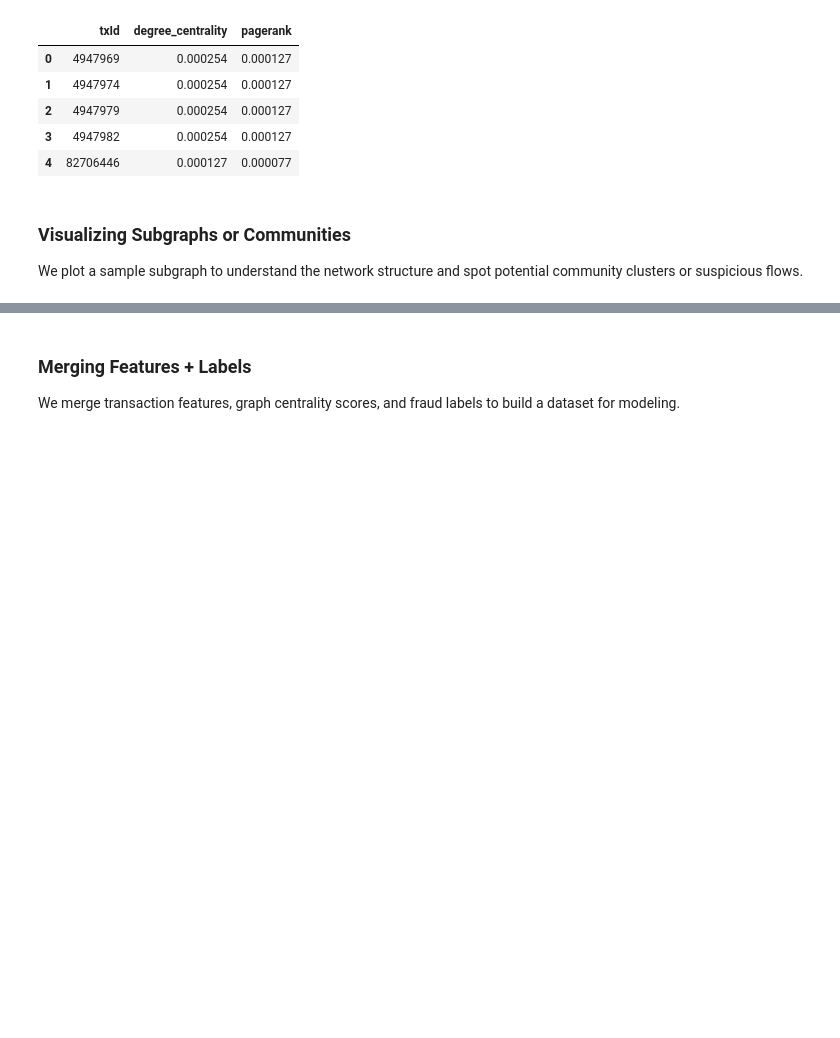
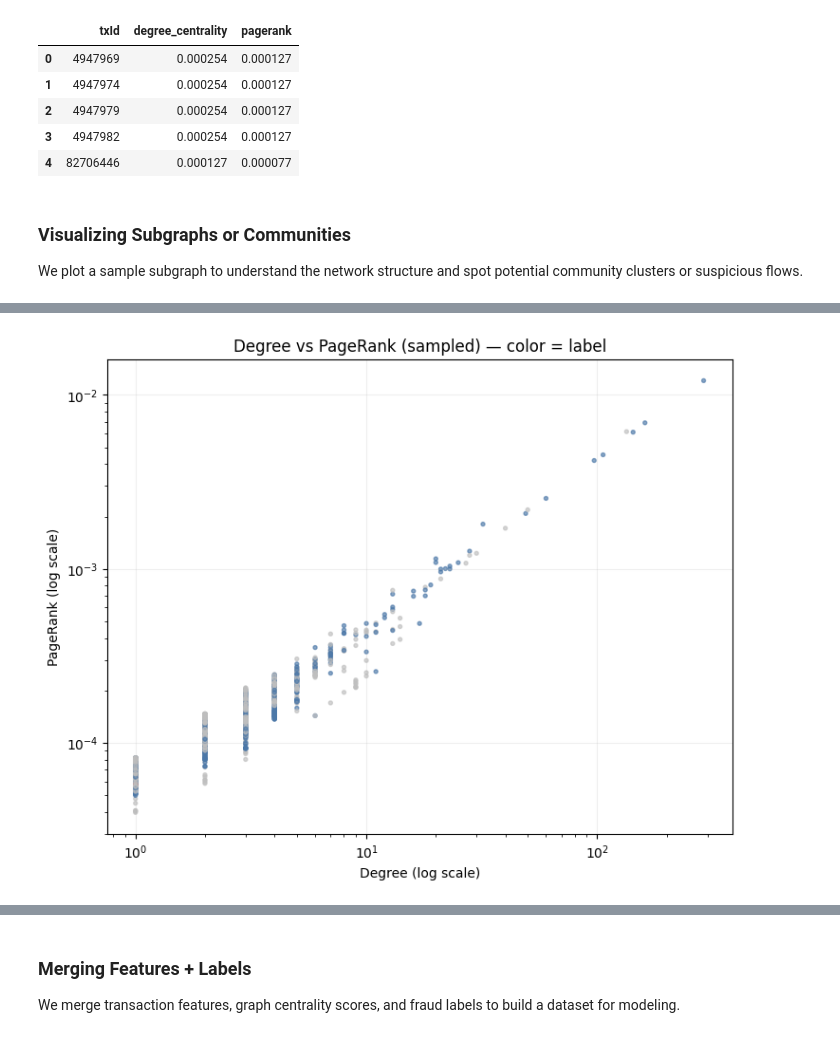
Before and after one commit to nora-li-ds/elliptic-aml-analysis, a Jupyter notebook: notebooks/01_exploration.ipynb, the cells around one changed output, grey strips where cells are left out. Cells and saved outputs as stored; diff of their text form; code cells hidden in the pictures; blank space fills up the shorter version.

```diff
--- a/notebooks/01_exploration.ipynb
+++ b/notebooks/01_exploration.ipynb
@@ -225,0 +350,28 @@ In fraud analytics, analyzing the LCC helps us focus on the *network backbone*
+# %%
+# --- Degree vs PageRank scatter (sampled), colored by label ---
+import random
+
+random.seed(42)
+sample_n = 8000 if G.number_of_nodes() > 8000 else G.number_of_nodes()
+nodes_sample = random.sample(list(G.nodes()), sample_n)
+
+deg_s  = np.array([G.degree(n) for n in nodes_sample], dtype=float)
+pr_s   = np.array([pagerank_scores.get(n, 0.0) for n in nodes_sample], dtype=float)
+lbl_s  = classes_df.set_index("txId").loc[nodes_sample, "class"].map(label_map).values
+
+color_map = {"illicit": "#E45756", "licit": "#4C78A8", "unknown": "#BFBFBF"}
+colors = [color_map.get(l, "#BFBFBF") for l in lbl_s]
+
+plt.figure(figsize=(8.5, 6.5))
+plt.scatter(deg_s, pr_s, s=8, c=colors, alpha=0.65)
+plt.xscale("log")
+plt.yscale("log")
+plt.xlabel("Degree (log scale)")
+plt.ylabel("PageRank (log scale)")
+plt.title("Degree vs PageRank (sampled) — color = label")
+plt.grid(True, alpha=0.2)
+out = FIG_DIR / "scatter_degree_pagerank.png"
+plt.savefig(out, dpi=200, bbox_inches="tight")
+plt.show()
+# %% [output]
+[figure, added]
```
Also changed, not shown: parts of 11 cells of this notebook, 9 other files.
